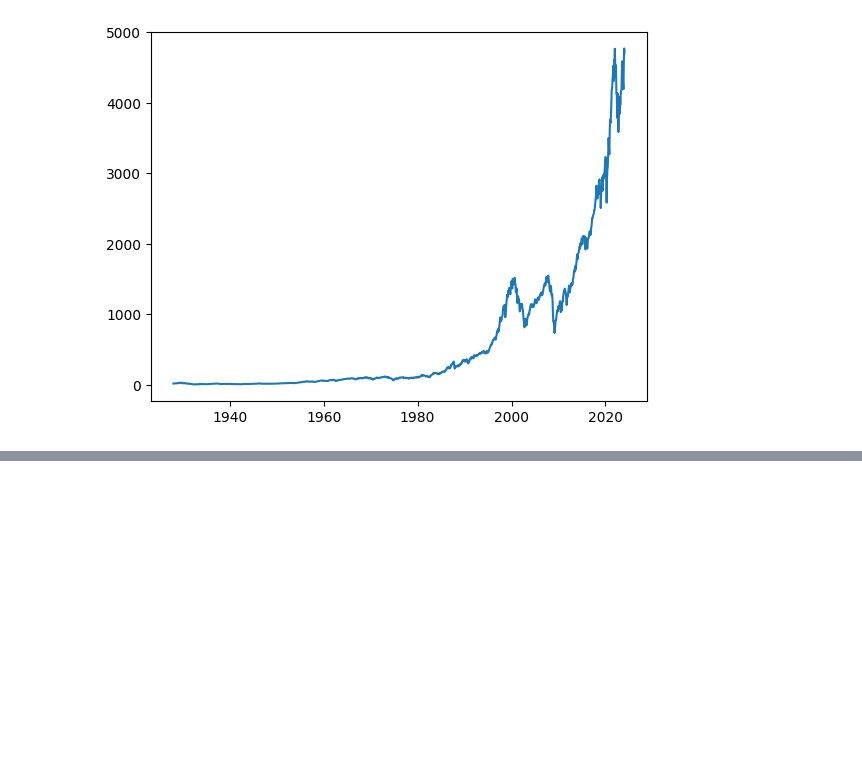
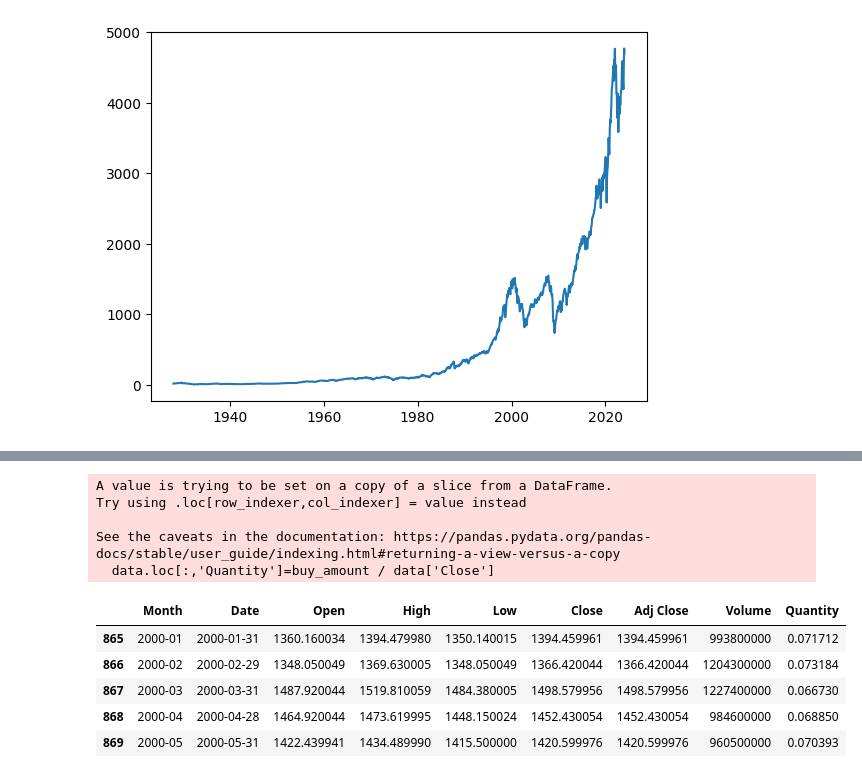
Before and after one commit to 892nske/thinkingelephant, a Jupyter notebook: tsumitate/tsumitate1.ipynb, the cells around one changed output, grey strips where cells are left out. Saved outputs shown, nothing was run; the diff lists cells and outputs as text; code cells hidden in the pictures; blank space fills up the shorter version.

```diff
--- a/tsumitate/tsumitate1.ipynb
+++ b/tsumitate/tsumitate1.ipynb
@@ -27,3 +27,5 @@ ax.plot(x, y)
 fig.savefig("sp500.png")
 # %% [output]
 [figure]
+# %%
+data = monthly_df[(monthly_df['Date']>='2000-01-01') & (monthly_df['Date']<'2024-01-01')]
@@ -29,0 +41,18 @@ fig.savefig("sp500.png")
+# %%
+buy_amount = 100
+data.loc[:,'Quantity']=buy_amount / data['Close']
+# %% [output]
+A value is trying to be set on a copy of a slice from a DataFrame.
+Try using .loc[row_indexer,col_indexer] = value instead
+
+See the caveats in the documentation: https://pandas.pydata.org/pandas-docs/stable/user_guide/indexing.html#returning-a-view-versus-a-copy
+  data.loc[:,'Quantity']=buy_amount / data['Close']
+# %%
+data.head()
+# %% [output]
+|  | Month | Date | Open | High | Low | Close | Adj Close | Volume | Quantity |
+| 865 | 2000-01 | 2000-01-31 | 1360.160034 | 1394.479980 | 1350.140015 | 1394.459961 | 1394.459961 | 993800000 | 0.071712 |
+| 866 | 2000-02 | 2000-02-29 | 1348.050049 | 1369.630005 | 1348.050049 | 1366.420044 | 1366.420044 | 1204300000 | 0.073184 |
+| 867 | 2000-03 | 2000-03-31 | 1487.920044 | 1519.810059 | 1484.380005 | 1498.579956 | 1498.579956 | 1227400000 | 0.066730 |
+| 868 | 2000-04 | 2000-04-28 | 1464.920044 | 1473.619995 | 1448.150024 | 1452.430054 | 1452.430054 | 984600000 | 0.068850 |
+| 869 | 2000-05 | 2000-05-31 | 1422.439941 | 1434.489990 | 1415.500000 | 1420.599976 | 1420.599976 | 960500000 | 0.070393 |
```
Also changed, not shown: parts of 6 cells of this notebook, 1 other file.
